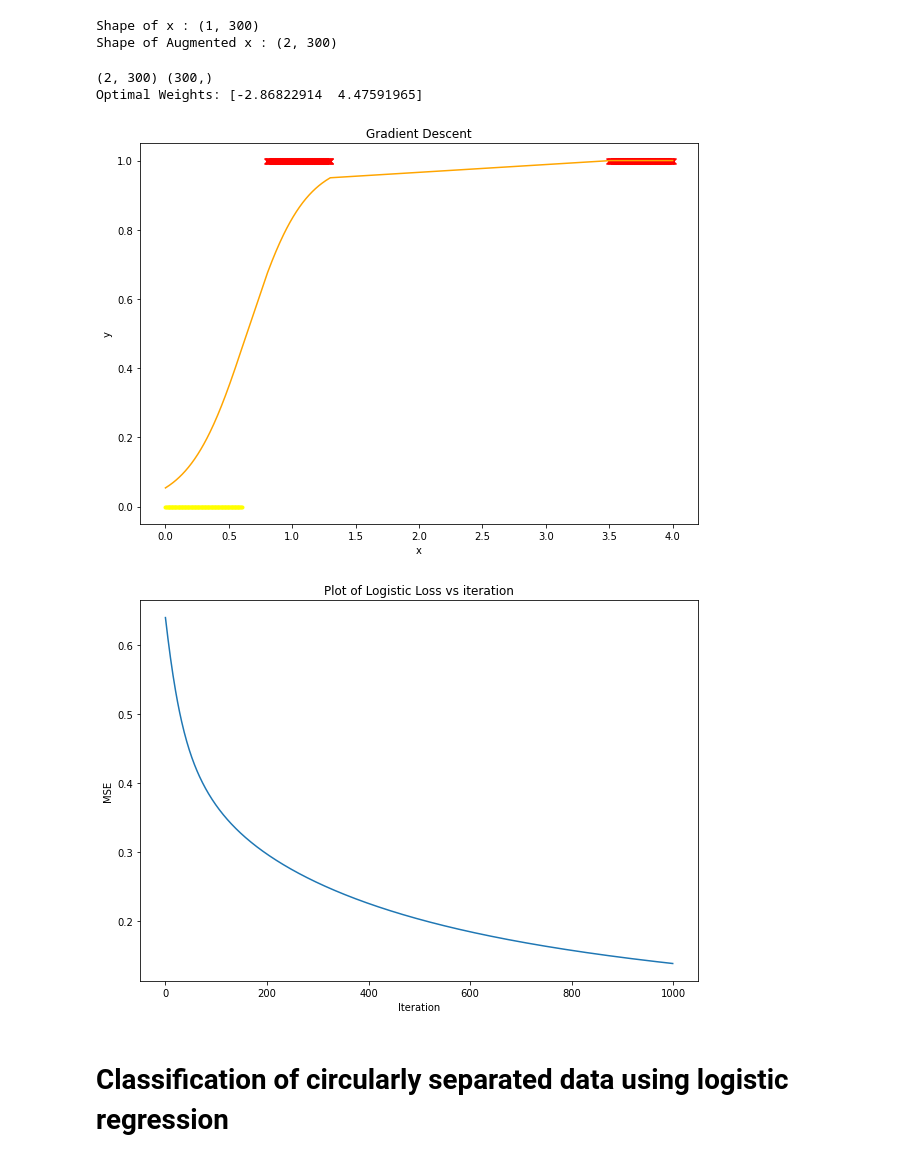
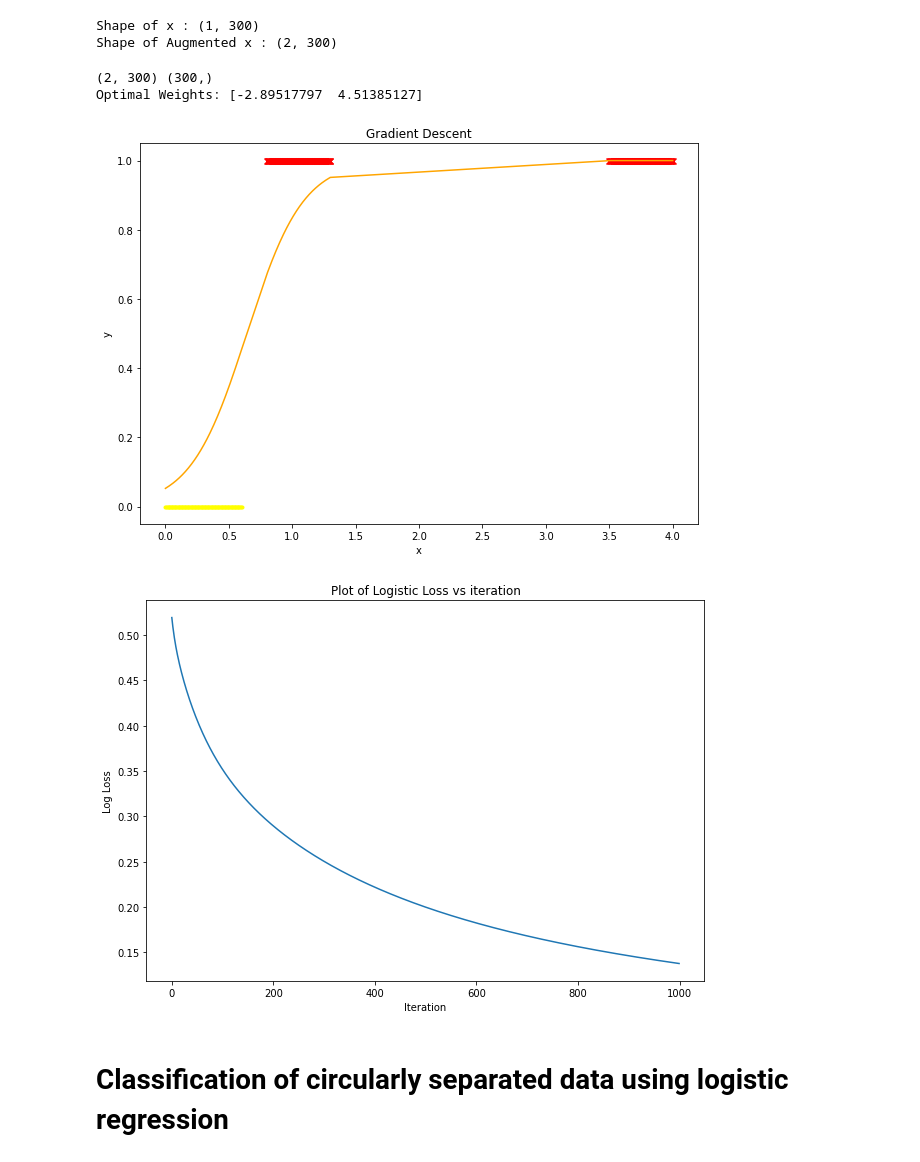
Before and after one commit to shashankp28/PRML-Lab-22, a Jupyter notebook: Assignment_6/Lab_7_Regression_Part_2.ipynb, the cells around one changed output. Drawn from its saved outputs; the diff is of its cells as text; code cells hidden in the pictures.

```diff
--- a/Assignment_6/Lab_7_Regression_Part_2.ipynb
+++ b/Assignment_6/Lab_7_Regression_Part_2.ipynb
@@ -9,6 +9,7 @@ In this Lab we will look into the shortcomings of Linear Regression and see how
 # %%
 import numpy as np
 import matplotlib.pyplot as plt
+plt.rcParams["figure.figsize"] = (10, 7)
 # %% [markdown]
 #Polynomial Regression
 
@@ -405,6 +406,7 @@ class logis_regression:
     self.name = name  # Create an instance variable
 
   def logis(self,x,w_old):
+
     op = (x.T@w_old).flatten()
     op = 1/(np.exp(-op) + 1)
     return op
@@ -423,7 +425,7 @@ class logis_regression:
 
     err = []
     prev_err = float('inf')
-    w = np.random.uniform((x.shape[0], 1))
+    w = np.random.uniform(size=(x.shape[0], ))
     for i in range(1000):
 
       w = self.grad_update(w, lr, y, x)
@@ -454,36 +456,36 @@ Shape of Augmented x : (2, 300)
 # %%
 ## Write your code here
 print(X.shape, y.shape)
 w_grad, err = reg.Regression_grad_des(X, y, 0.1)
 
 print("Optimal Weights:", w_grad)
 
 y_pred = sigmoid((X.T @ w_grad).flatten())
 
 
 low_inds = y_pred<0.5
 high_inds = y_pred>=0.5
 
 plt.figure(figsize=(10, 7))
 plt.scatter(x.T.flatten()[low_inds], y[low_inds], marker='.', c='yellow')
 plt.scatter(x.T.flatten()[high_inds], y[high_inds], marker='x', c='red')
 plt.plot(x.T, y_pred, c='orange')
 plt.title('Gradient Descent')
 plt.xlabel('x')
 plt.ylabel('y')
 plt.show()
 
 plt.figure(figsize=(10, 7))
 plt.plot(err)
 plt.title("Plot of Logistic Loss vs iteration")
 plt.xlabel("Iteration")
-plt.ylabel("MSE")
+plt.ylabel("Log Loss")
 plt.show()
 # %% [output]
 (2, 300) (300,)
-Optimal Weights: [-2.86822914  4.47591965]
+Optimal Weights: [-2.89517797  4.51385127]
 [figure]
-[figure, old version]
+[figure, new version]
 # %% [markdown]
 # Classification of circularly separated data using logistic regression
 # %%
```
Also changed, not shown: parts of 19 cells of this notebook.
